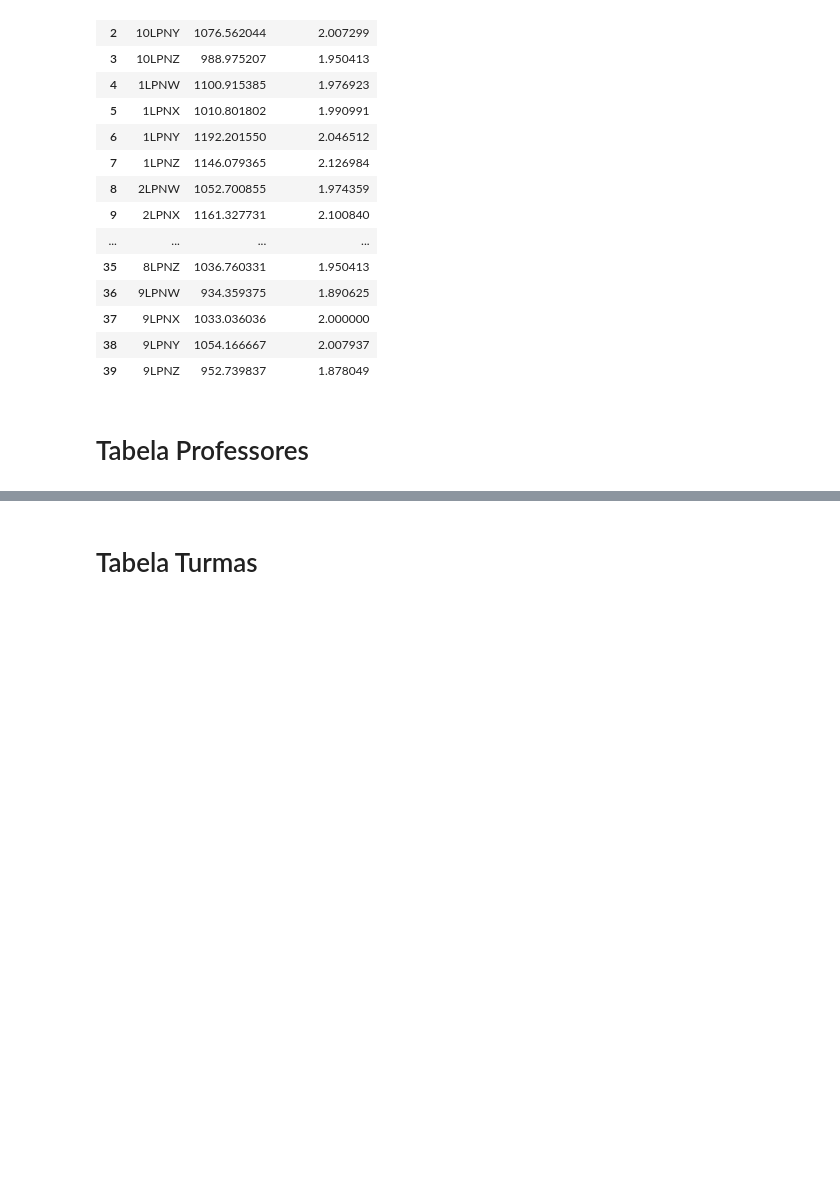
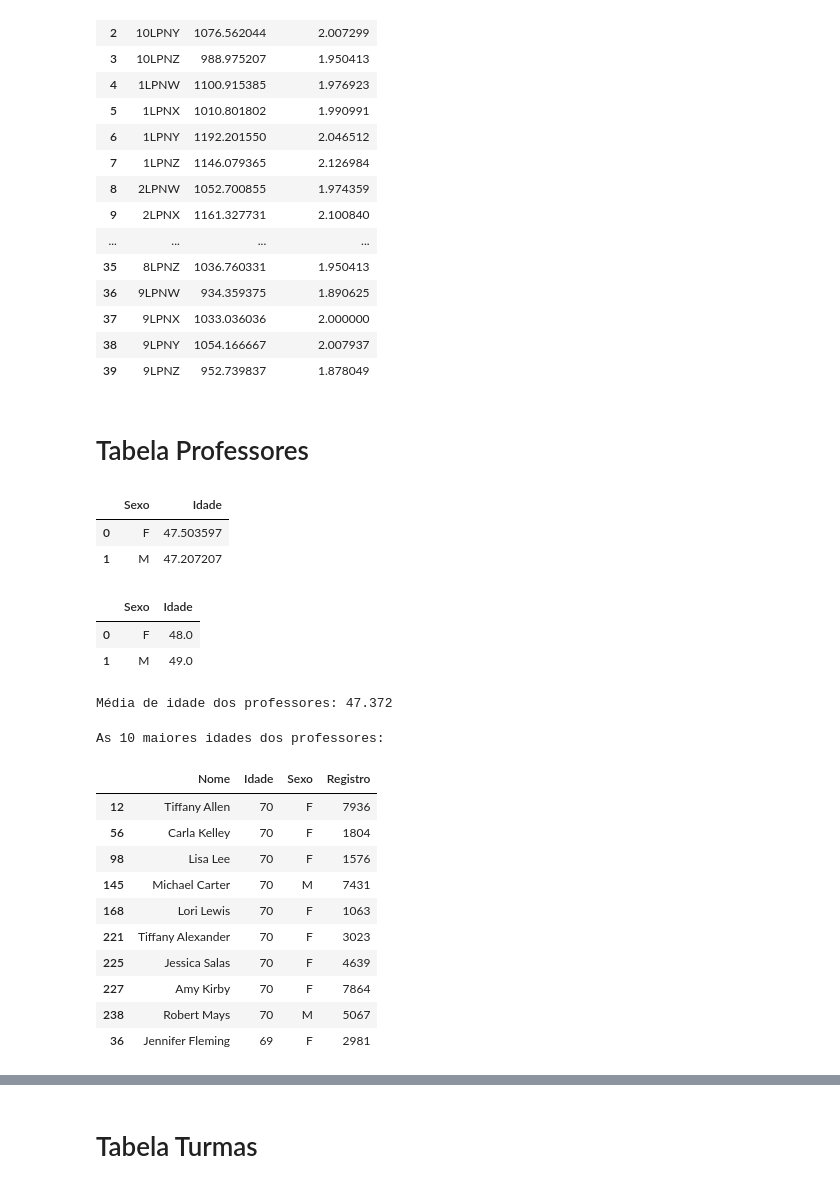
Before and after one commit to daviguerra05/Sprint03_Dynamic_Programming, a Jupyter notebook: Sprint03.ipynb, the cells around one changed output, grey strips where cells are left out. Saved outputs shown, nothing was run; the diff lists cells and outputs as text; code cells hidden in the pictures; blank space fills up the shorter version.

```diff
--- a/Sprint03.ipynb
+++ b/Sprint03.ipynb
@@ -257,0 +262,31 @@ alunos.diferenca_desempenho_por_turma()
+# %%
+professores.media_idade_sexo()
+# %% [output]
+|  | Sexo | Idade |
+| 0 | F | 47.503597 |
+| 1 | M | 47.207207 |
+# %%
+professores.mediana_idade_sexo()
+# %% [output]
+|  | Sexo | Idade |
+| 0 | F | 48.0 |
+| 1 | M | 49.0 |
+# %%
+professores.media_geral_idade()
+# %% [output]
+Média de idade dos professores: 47.372
+# %%
+professores.maiores_idades()
+# %% [output]
+As 10 maiores idades dos professores:
+|  | Nome | Idade | Sexo | Registro |
+| 12 | Tiffany Allen | 70 | F | 7936 |
+| 56 | Carla Kelley | 70 | F | 1804 |
+| 98 | Lisa Lee | 70 | F | 1576 |
+| 145 | Michael Carter | 70 | M | 7431 |
+| 168 | Lori Lewis | 70 | F | 1063 |
+| 221 | Tiffany Alexander | 70 | F | 3023 |
+| 225 | Jessica Salas | 70 | F | 4639 |
+| 227 | Amy Kirby | 70 | F | 7864 |
+| 238 | Robert Mays | 70 | M | 5067 |
+| 36 | Jennifer Fleming | 69 | F | 2981 |
```
Also changed, not shown: parts of 7 cells of this notebook, 5 other files.
